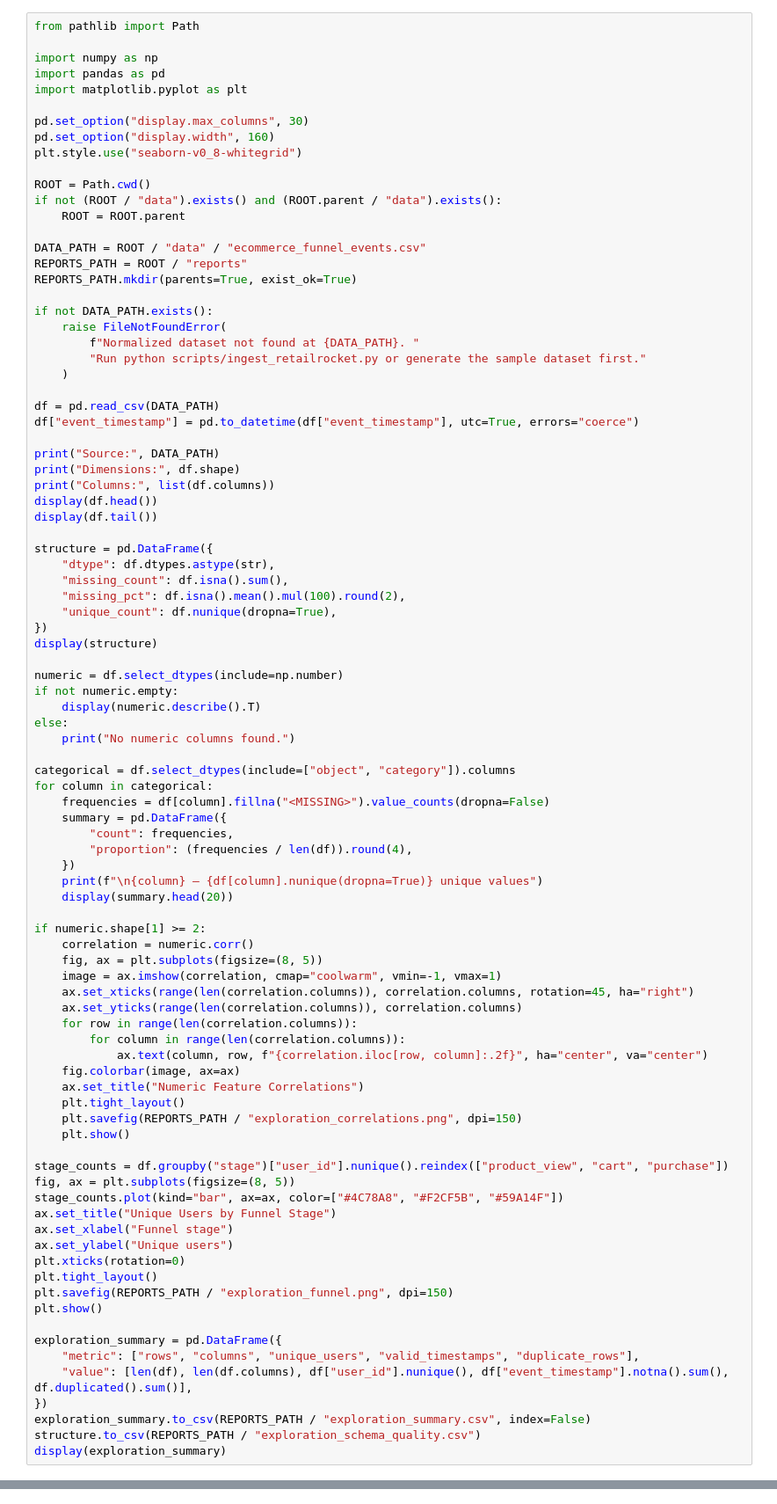
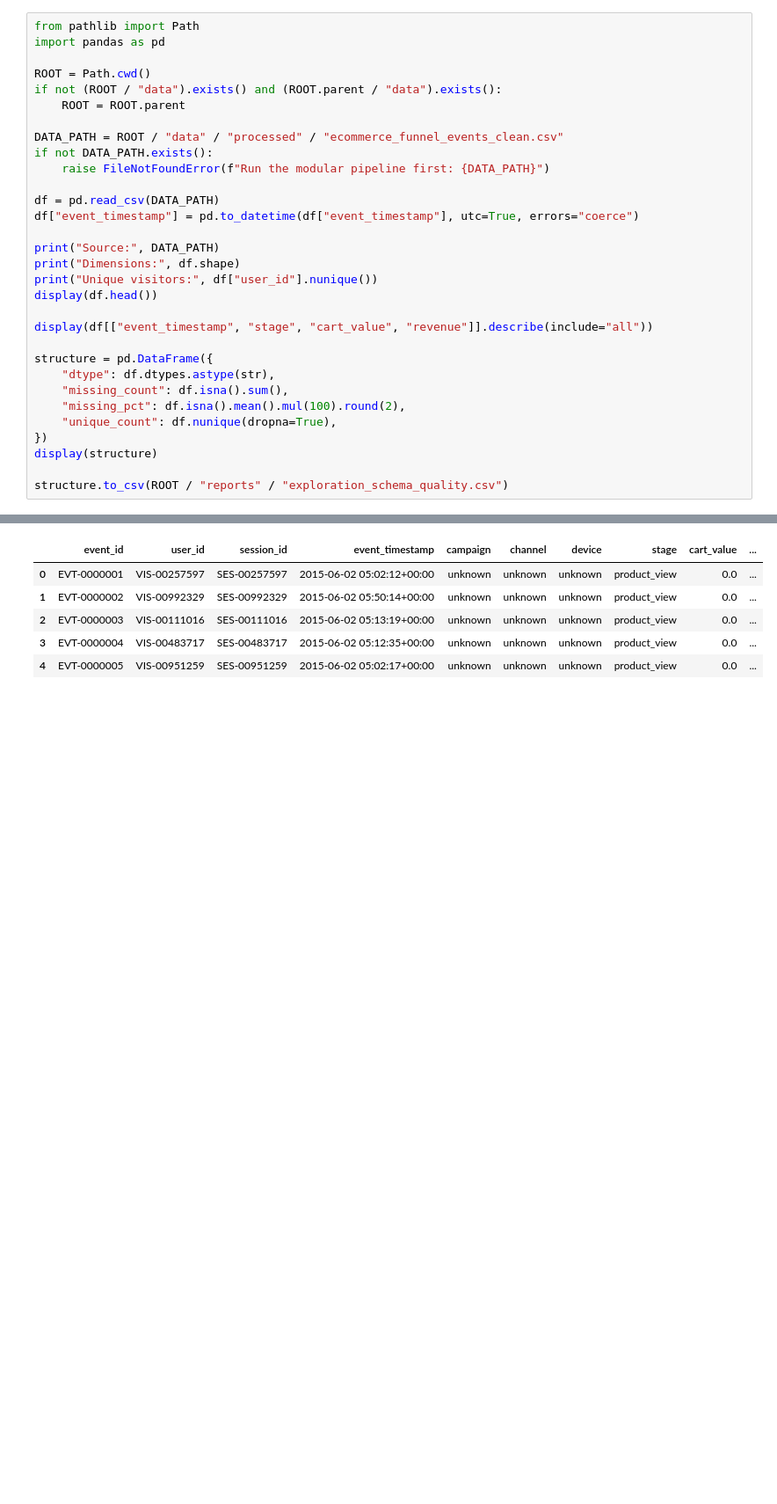
Before and after one commit to essiebx/e-commerce-conversion-customer-funnel-analysis, a Jupyter notebook: notebooks/01_data_exploration.ipynb, the cells around one changed output, grey strips where cells are left out. Shown at 88% size. Drawn from its saved outputs; the diff is of its cells as text; blank space fills up the shorter version.

```diff
--- a/notebooks/01_data_exploration.ipynb
+++ b/notebooks/01_data_exploration.ipynb
@@ -12,37 +12,25 @@ This notebook profiles the normalized Retailrocket funnel dataset and prepares o
 - Exported exploration summary
 # %%
 from pathlib import Path
-
-import numpy as np
 import pandas as pd
-import matplotlib.pyplot as plt
-
-pd.set_option("display.max_columns", 30)
-pd.set_option("display.width", 160)
-plt.style.use("seaborn-v0_8-whitegrid")
 
 ROOT = Path.cwd()
 if not (ROOT / "data").exists() and (ROOT.parent / "data").exists():
     ROOT = ROOT.parent
 
-DATA_PATH = ROOT / "data" / "ecommerce_funnel_events.csv"
-REPORTS_PATH = ROOT / "reports"
-REPORTS_PATH.mkdir(parents=True, exist_ok=True)
-
+DATA_PATH = ROOT / "data" / "processed" / "ecommerce_funnel_events_clean.csv"
 if not DATA_PATH.exists():
-    raise FileNotFoundError(
-        f"Normalized dataset not found at {DATA_PATH}. "
-        "Run python scripts/ingest_retailrocket.py or generate the sample dataset first."
-    )
+    raise FileNotFoundError(f"Run the modular pipeline first: {DATA_PATH}")
 
 df = pd.read_csv(DATA_PATH)
 df["event_timestamp"] = pd.to_datetime(df["event_timestamp"], utc=True, errors="coerce")
 
 print("Source:", DATA_PATH)
 print("Dimensions:", df.shape)
-print("Columns:", list(df.columns))
+print("Unique visitors:", df["user_id"].nunique())
 display(df.head())
-display(df.tail())
+
+display(df[["event_timestamp", "stage", "cart_value", "revenue"]].describe(include="all"))
 
 structure = pd.DataFrame({
     "dtype": df.dtypes.astype(str),
@@ -52,52 +40,5 @@ structure = pd.DataFrame({
 })
 display(structure)
 
-numeric = df.select_dtypes(include=np.number)
-if not numeric.empty:
-    display(numeric.describe().T)
-else:
-    print("No numeric columns found.")
-
-categorical = df.select_dtypes(include=["object", "category"]).columns
-for column in categorical:
-    frequencies = df[column].fillna("<MISSING>").value_counts(dropna=False)
-    summary = pd.DataFrame({
-        "count": frequencies,
-        "proportion": (frequencies / len(df)).round(4),
-    })
-    print(f"\n{column} — {df[column].nunique(dropna=True)} unique values")
-    display(summary.head(20))
-
-if numeric.shape[1] >= 2:
-    correlation = numeric.corr()
-    fig, ax = plt.subplots(figsize=(8, 5))
-    image = ax.imshow(correlation, cmap="coolwarm", vmin=-1, vmax=1)
-    ax.set_xticks(range(len(correlation.columns)), correlation.columns, rotation=45, ha="right")
-    ax.set_yticks(range(len(correlation.columns)), correlation.columns)
-    for row in range(len(correlation.columns)):
-        for column in range(len(correlation.columns)):
-            ax.text(column, row, f"{correlation.iloc[row, column]:.2f}", ha="center", va="center")
-    fig.colorbar(image, ax=ax)
-    ax.set_title("Numeric Feature Correlations")
-    plt.tight_layout()
-    plt.savefig(REPORTS_PATH / "exploration_correlations.png", dpi=150)
-    plt.show()
-
-stage_counts = df.groupby("stage")["user_id"].nunique().reindex(["product_view", "cart", "purchase"])
-fig, ax = plt.subplots(figsize=(8, 5))
-stage_counts.plot(kind="bar", ax=ax, color=["#4C78A8", "#F2CF5B", "#59A14F"])
-ax.set_title("Unique Users by Funnel Stage")
-ax.set_xlabel("Funnel stage")
-ax.set_ylabel("Unique users")
-plt.xticks(rotation=0)
-plt.tight_layout()
-plt.savefig(REPORTS_PATH / "exploration_funnel.png", dpi=150)
-plt.show()
-
-exploration_summary = pd.DataFrame({
-    "metric": ["rows", "columns", "unique_users", "valid_timestamps", "duplicate_rows"],
-    "value": [len(df), len(df.columns), df["user_id"].nunique(), df["event_timestamp"].notna().sum(), df.duplicated().sum()],
-})
-exploration_summary.to_csv(REPORTS_PATH / "exploration_summary.csv", index=False)
-structure.to_csv(REPORTS_PATH / "exploration_schema_quality.csv")
-display(exploration_summary)
+structure.to_csv(ROOT / "reports" / "exploration_schema_quality.csv")
+# %% [output]
@@ -103,0 +48,6 @@ display(exploration_summary)
+|  | event_id | user_id | session_id | event_timestamp | campaign | channel | device | stage | cart_value | ... |
+| 0 | EVT-0000001 | VIS-00257597 | SES-00257597 | 2015-06-02 05:02:12+00:00 | unknown | unknown | unknown | product_view | 0.0 | ... |
+| 1 | EVT-0000002 | VIS-00992329 | SES-00992329 | 2015-06-02 05:50:14+00:00 | unknown | unknown | unknown | product_view | 0.0 | ... |
+| 2 | EVT-0000003 | VIS-00111016 | SES-00111016 | 2015-06-02 05:13:19+00:00 | unknown | unknown | unknown | product_view | 0.0 | ... |
+| 3 | EVT-0000004 | VIS-00483717 | SES-00483717 | 2015-06-02 05:12:35+00:00 | unknown | unknown | unknown | product_view | 0.0 | ... |
+| 4 | EVT-0000005 | VIS-00951259 | SES-00951259 | 2015-06-02 05:02:17+00:00 | unknown | unknown | unknown | product_view | 0.0 | ... |
```
Also changed, not shown: parts of 1 cell of this notebook, 27 other files.
